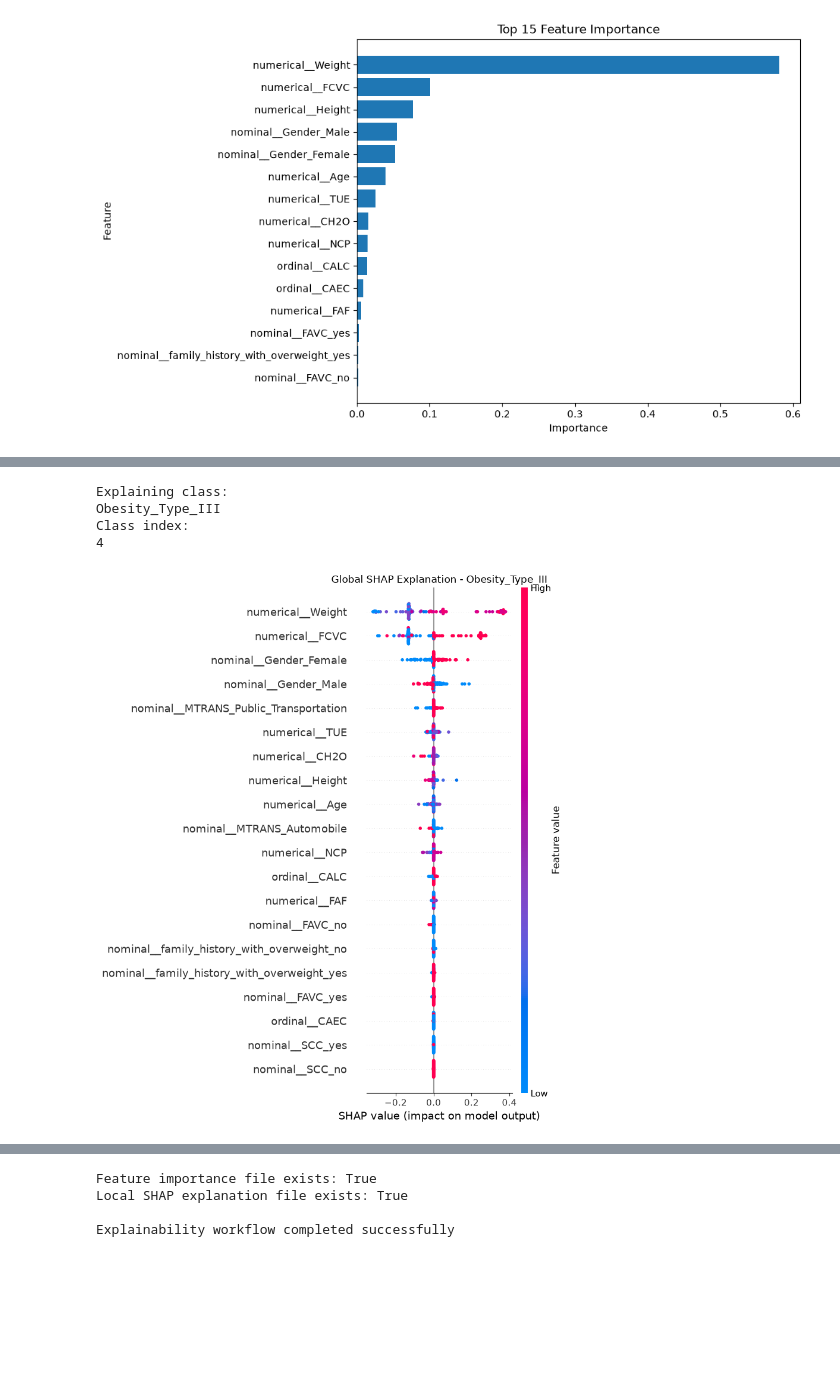
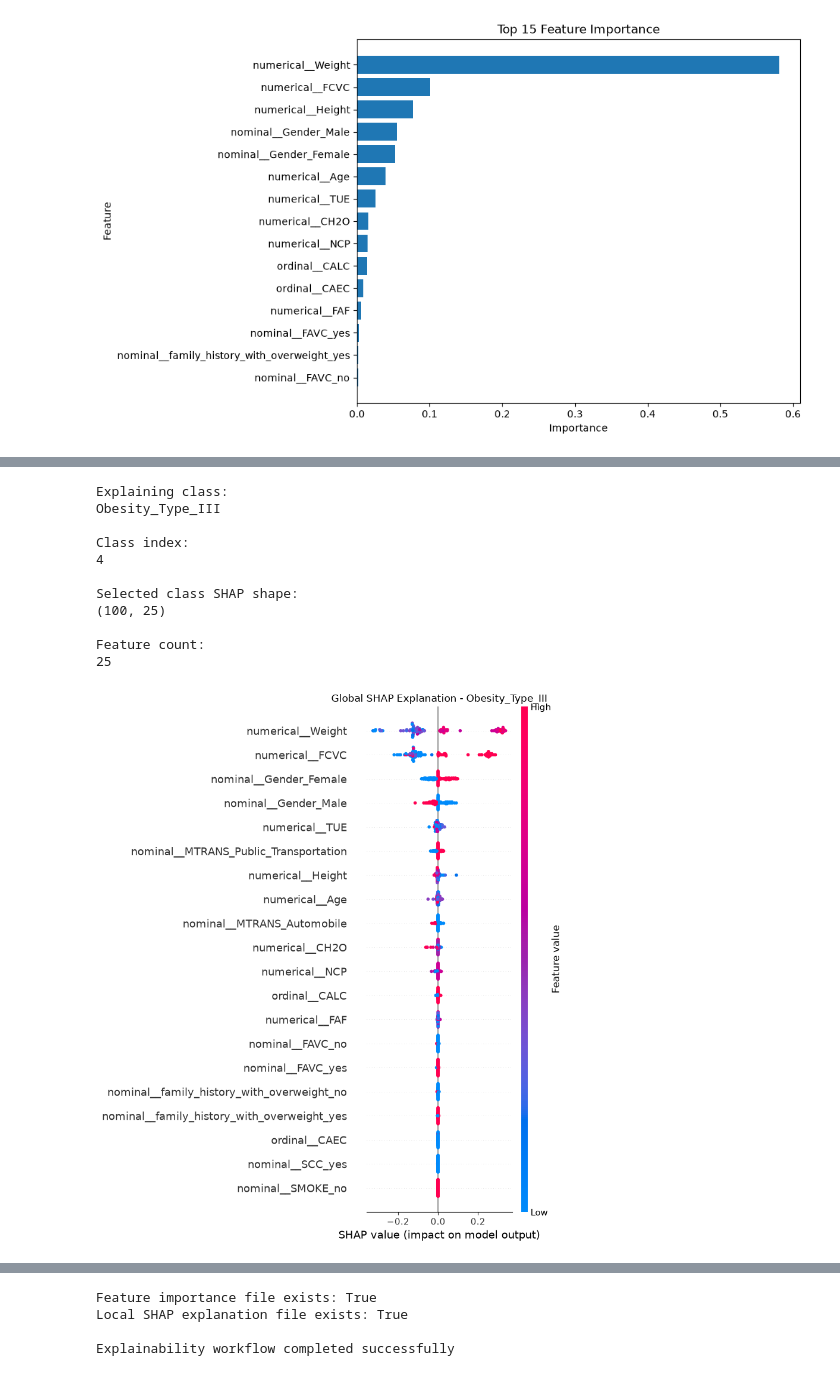
Before and after one commit to Mathu-code/Obesity-Risk-Intelligence-System, a Jupyter notebook: notebooks/06_explainability.ipynb, the cells around one changed output, grey strips where cells are left out. Saved outputs shown, nothing was run; the diff lists cells and outputs as text; code cells hidden in the pictures; blank space fills up the shorter version.

Commit message:
Finalize ML pipeline metadata and explainability workflow

```diff
--- a/notebooks/06_explainability.ipynb
+++ b/notebooks/06_explainability.ipynb
@@ -208,39 +215,57 @@ SHAP shape: (100, 25, 7)
 # %%
-# Select class for global explanation
-# Obesity_Type_III class explanation
+# Select class for explanation
 explain_class = "Obesity_Type_III"
 
-class_index = metadata["dataset"]["classes"].index(
+# Get class index from metadata
+class_index = metadata["target_classes"].index(
     explain_class
 )
 
 print("Explaining class:")
 print(explain_class)
 
-print("Class index:")
+print("\nClass index:")
 print(class_index)
 
+# Select SHAP values for selected class
+selected_class_shap = (
+    shap_values.values[:, :, class_index]
+)
+
+print("\nSelected class SHAP shape:")
+print(selected_class_shap.shape)
+
+print("\nFeature count:")
+print(len(feature_names))
+
 # Generate global SHAP summary plot
-plt.figure(figsize=(10, 6))
+plt.figure(figsize=(12, 8))
 
 shap.summary_plot(
-    shap_values.values[:, :, class_index],
+    selected_class_shap,
     X_shap_sample,
     feature_names=feature_names,
     show=False
 )
 
 plt.title(
     f"Global SHAP Explanation - {explain_class}"
 )
 
 plt.tight_layout()
 
 plt.show()
 # %% [output]
 Explaining class:
 Obesity_Type_III
+
 Class index:
 4
+
+Selected class SHAP shape:
+(100, 25)
+
+Feature count:
+25
-[figure, old version]
+[figure, new version]
 # %%
```
Also changed, not shown: parts of 4 cells of this notebook, 10 other files.
